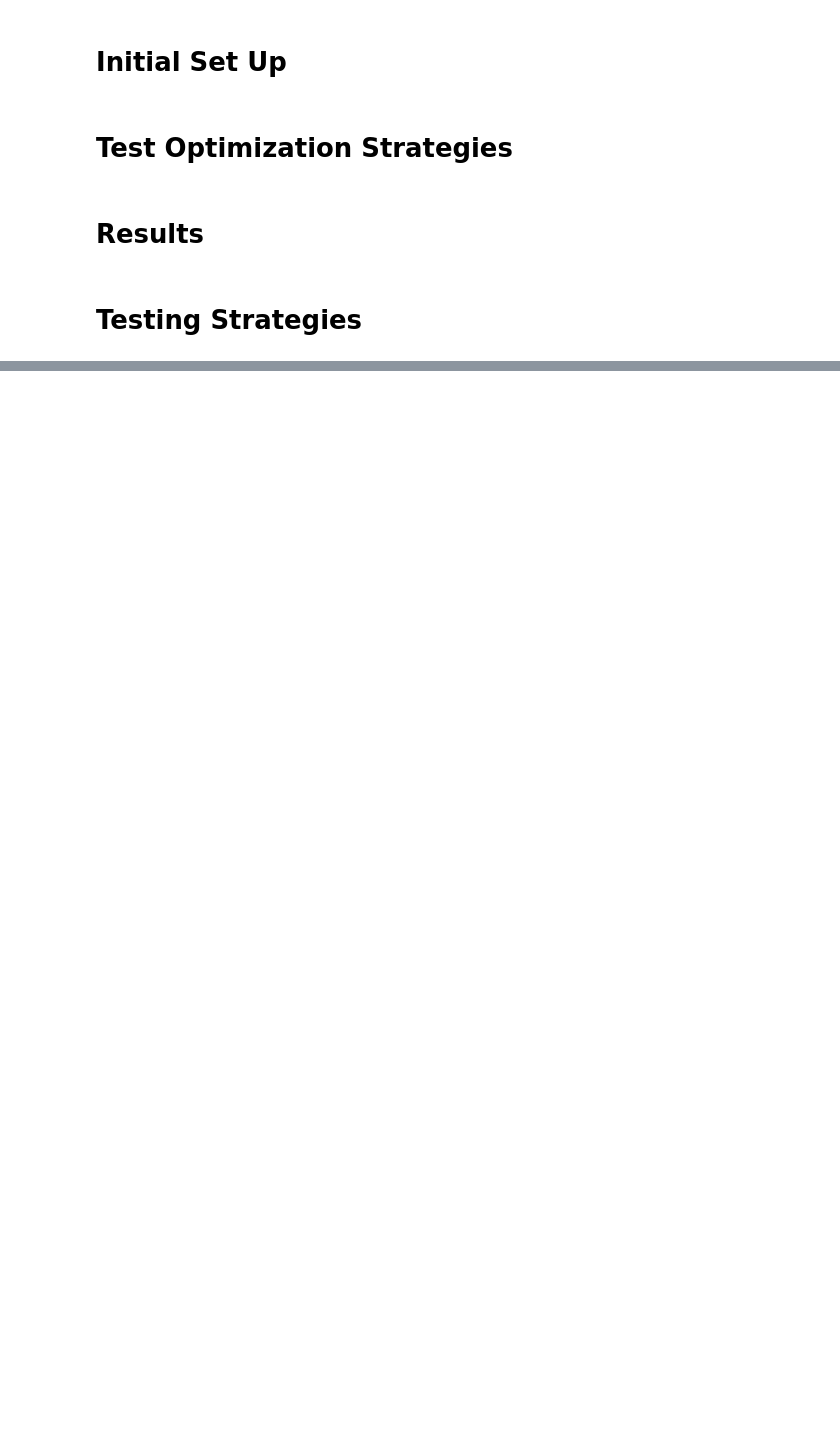
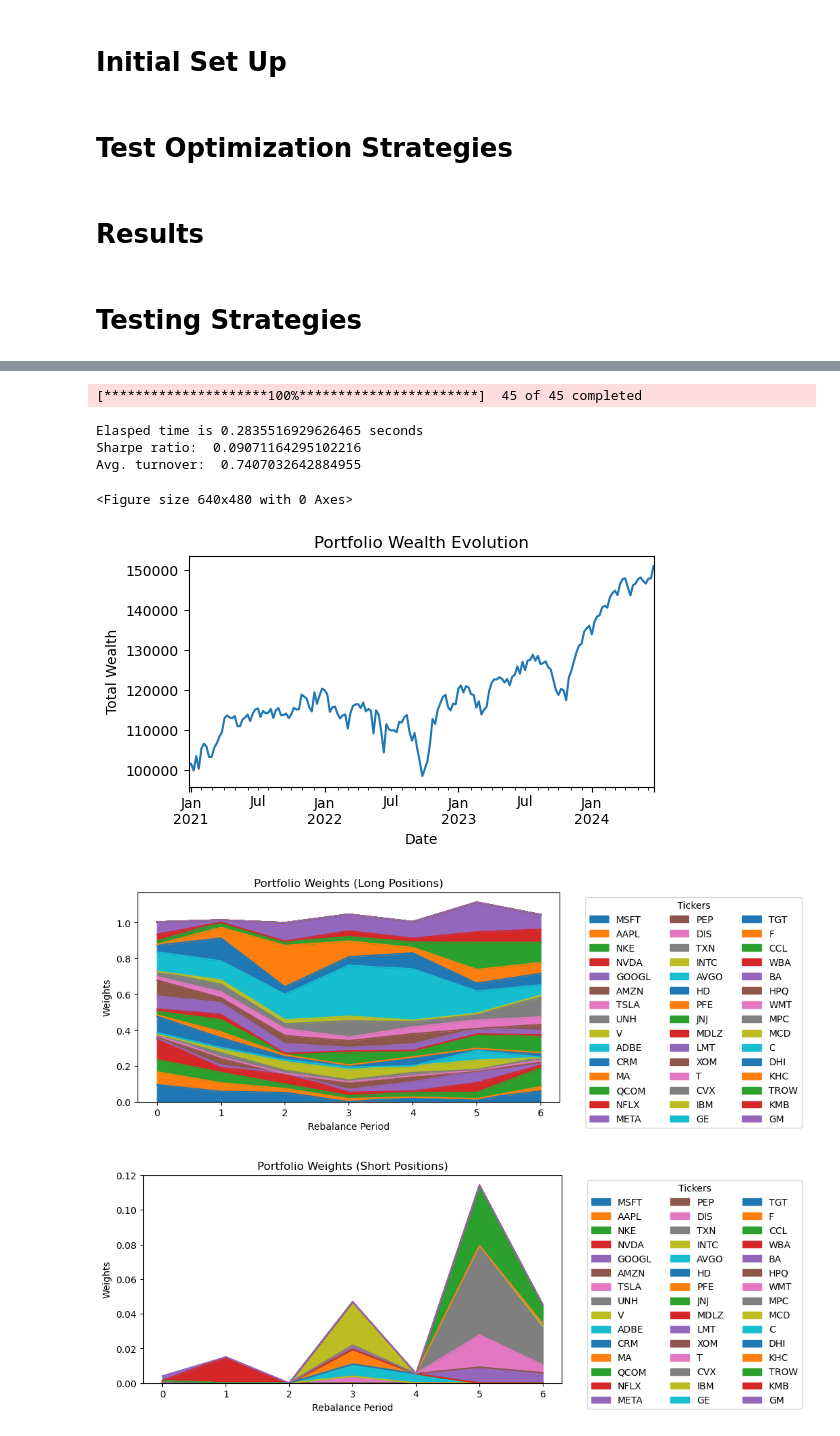
Before and after one commit to MIE479-2024/mie-377-template-MatthewGWilson, a Jupyter notebook: MIE377_Project_Main.ipynb, the cells around one changed output, grey strips where cells are left out. Drawn from its saved outputs; the diff is of its cells as text; code cells hidden in the pictures; blank space fills up the shorter version.

```diff
--- a/MIE377_Project_Main.ipynb
+++ b/MIE377_Project_Main.ipynb
@@ -352,0 +422,26 @@ Avg. turnover:  0.6632805749619259
+# %%
+# ChatGPT 30 Stock Portfolio
+tickersChatGPT45 = [
+    'MSFT', 'AAPL', 'NKE', 'NVDA', 'GOOGL', 'AMZN', 'TSLA', 'UNH', 'V', 'ADBE',
+    'CRM', 'MA', 'QCOM', 'NFLX', 'META', 'PEP', 'DIS', 'TXN', 'INTC', 'AVGO',
+    'HD', 'PFE', 'JNJ', 'MDLZ', 'LMT', 'XOM', 'T', 'CVX', 'IBM', 'GE', 'TGT',
+    'F', 'CCL', 'WBA', 'BA', 'HPQ', 'WMT', 'MPC', 'MCD', 'C', 'DHI', 'KHC',
+    'TROW', 'KMB', 'GM'
+]
+
+short = [
+    0, 0, 0, 0, 0, 0, 0, 0, 0, 0, 0, 0, 0, 0, 0, 0, 0, 0, 0, 0, 0, 0, 0, 0, 0,  # 25 zeros
+    1, 1, 1, 1, 1, 1, 1, 1, 1, 1, 1, 1, 1, 1, 1, 1, 1, 1, 1, 1,  # 20 ones
+]
+
+
+ChatGPT45Results = test_and_results(tickersChatGPT45,"", short)
+# %% [output]
+[*********************100%***********************]  45 of 45 completed
+Elasped time is 0.2835516929626465 seconds
+Sharpe ratio:  0.09071164295102216
+Avg. turnover:  0.7407032642884955
+<Figure size 640x480 with 0 Axes>
+[figure, added]
+[figure, added]
+[figure, added]
```
Also changed, not shown: parts of 7 cells of this notebook, 4 other files.
